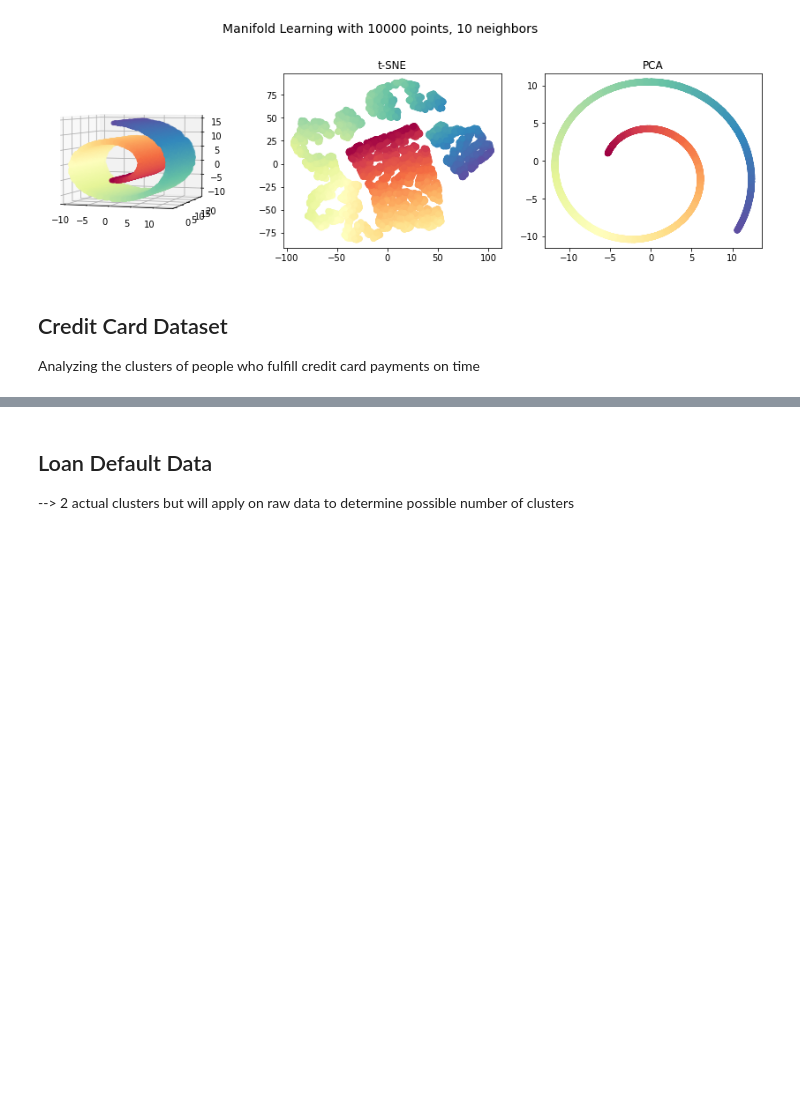
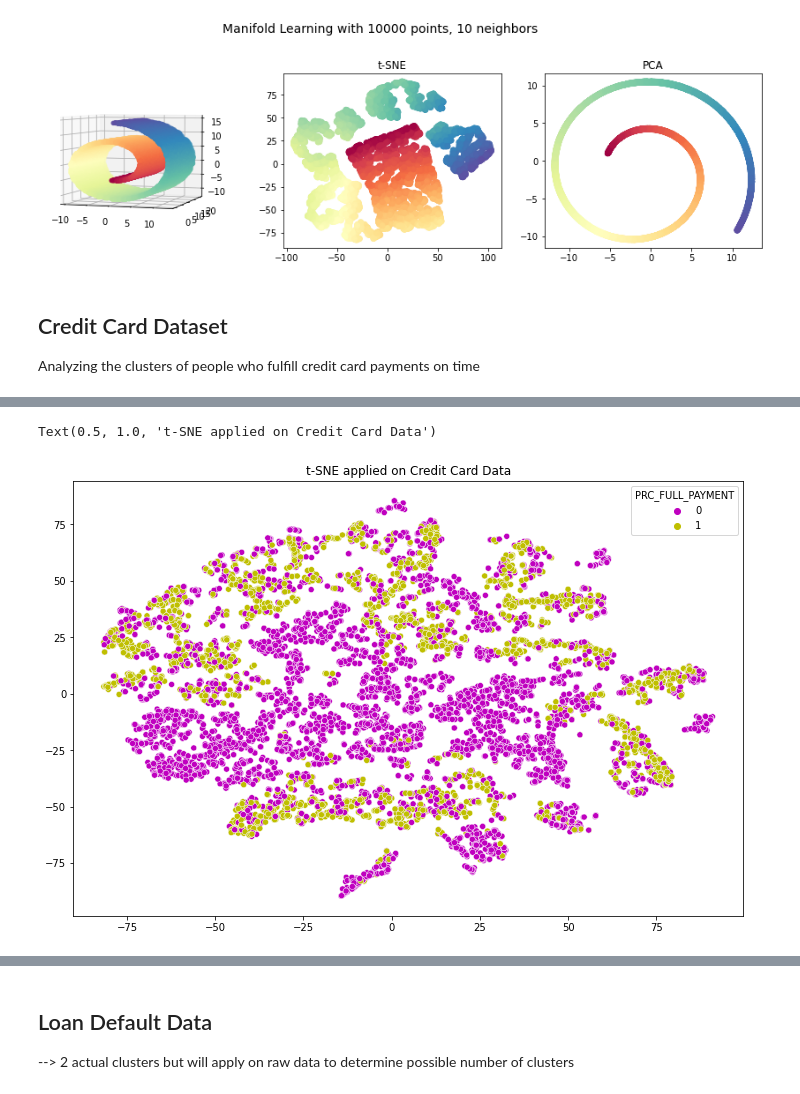
Before and after one commit to krutalp/MCFDS-Manifold-Learning, a Jupyter notebook: General_Visualizations.ipynb, the cells around one changed output, grey strips where cells are left out. Saved outputs shown, nothing was run; the diff lists cells and outputs as text; code cells hidden in the pictures; blank space fills up the shorter version.

```diff
--- a/General_Visualizations.ipynb
+++ b/General_Visualizations.ipynb
@@ -82,0 +86,13 @@ df
+# %%
+cc_df = cc_df.loc[:, cc_df.columns != 'CUST_ID']
+
+# define function to replace values
+def replace_values(x):
+    if x == 0:
+        return 0
+    else:
+        return 1
+
+# apply function to column
+cc_df['PRC_FULL_PAYMENT'] = cc_df['PRC_FULL_PAYMENT'].apply(replace_values)
+cc_df
@@ -82,0 +113,17 @@ df
+# %%
+# Apply 2-dimension tsne approx to this dataset
+import seaborn as sns
+# get subset of the data not include customer ids
+label = cc_df['PRC_FULL_PAYMENT']
+
+fig = plt.figure(1, figsize=(12,8))
+
+from sklearn.manifold import TSNE
+tsne = TSNE(n_components = 2, random_state=0)
+tsne_res = tsne.fit_transform(cc_df)
+
+sns.scatterplot(x = tsne_res[:,0], y = tsne_res[:,1], hue=label, palette = ['m','y'], legend = 'full');
+plt.title('t-SNE applied on Credit Card Data')
+# %% [output]
+Text(0.5, 1.0, 't-SNE applied on Credit Card Data')
+[figure, added]
```
Also changed, not shown: parts of 18 cells of this notebook, 3 other files.
